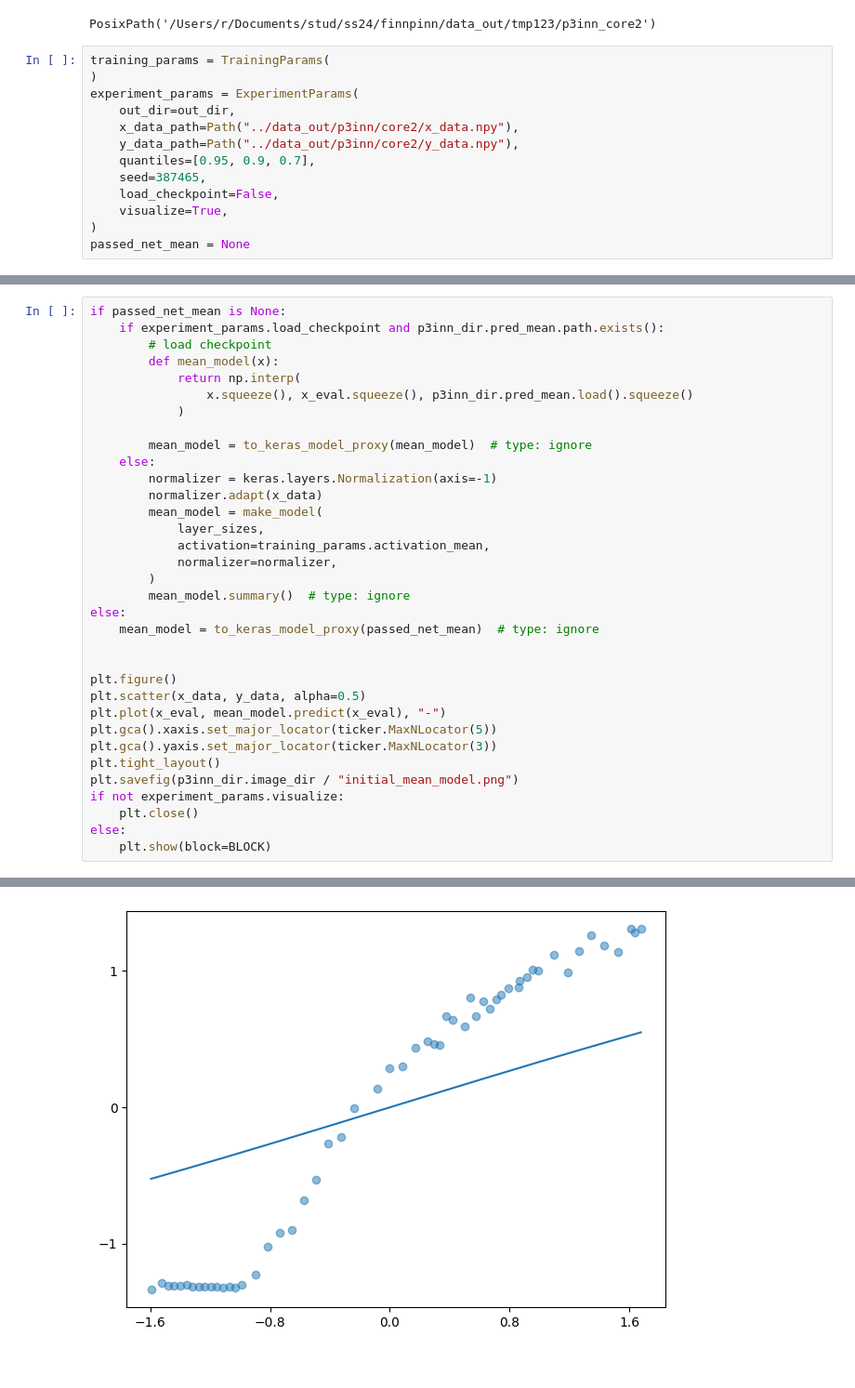
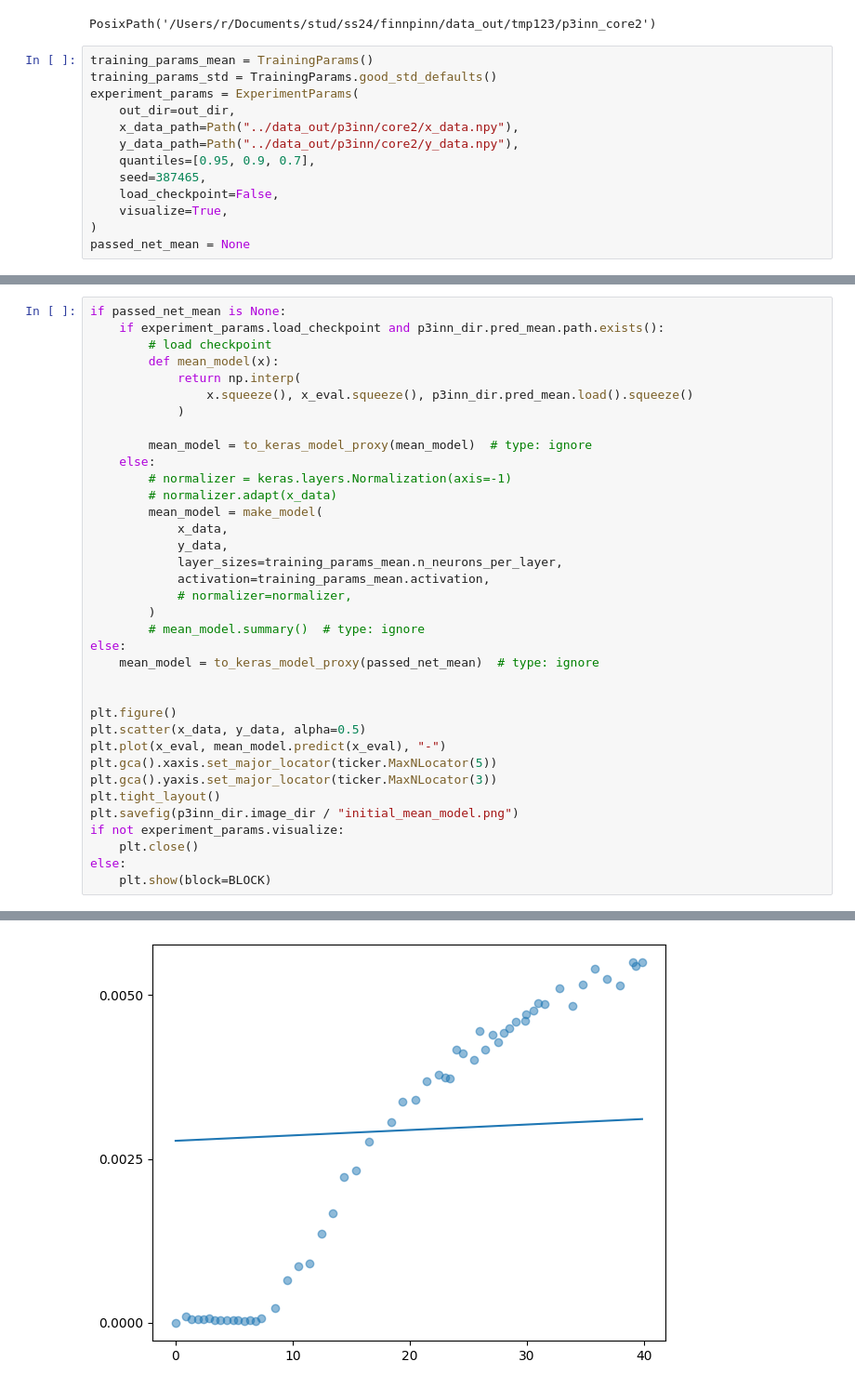
Before and after one commit to RiccardoFrenner/finn-nnpie, a Jupyter notebook: src/p3inn.ipynb, the cells around one changed output, grey strips where cells are left out. Shown at 93% size. Drawn from its saved outputs; the diff is of its cells as text.

Commit message:
Finally good params for p3inn

```diff
--- a/src/p3inn.ipynb
+++ b/src/p3inn.ipynb
@@ -320,8 +408,8 @@ out_dir.resolve()
 # %% [output]
 PosixPath('/Users/r/Documents/stud/ss24/finnpinn/data_out/tmp123/p3inn_core2')
 # %%
-training_params = TrainingParams(
-)
+training_params_mean = TrainingParams()
+training_params_std = TrainingParams.good_std_defaults()
 experiment_params = ExperimentParams(
     out_dir=out_dir,
     x_data_path=Path("../data_out/p3inn/core2/x_data.npy"),
@@ -403,14 +464,16 @@ if passed_net_mean is None:
 
         mean_model = to_keras_model_proxy(mean_model)  # type: ignore
     else:
-        normalizer = keras.layers.Normalization(axis=-1)
-        normalizer.adapt(x_data)
+        # normalizer = keras.layers.Normalization(axis=-1)
+        # normalizer.adapt(x_data)
         mean_model = make_model(
-            layer_sizes,
-            activation=training_params.activation_mean,
-            normalizer=normalizer,
+            x_data,
+            y_data,
+            layer_sizes=training_params_mean.n_neurons_per_layer,
+            activation=training_params_mean.activation,
+            # normalizer=normalizer,
         )
-        mean_model.summary()  # type: ignore
+        # mean_model.summary()  # type: ignore
 else:
     mean_model = to_keras_model_proxy(passed_net_mean)  # type: ignore
 
@@ -448 +494 @@ Model: "sequential_128"
-[figure, old version]
+[figure, new version]
```
Also changed, not shown: parts of 15 cells of this notebook, 4 other files.
